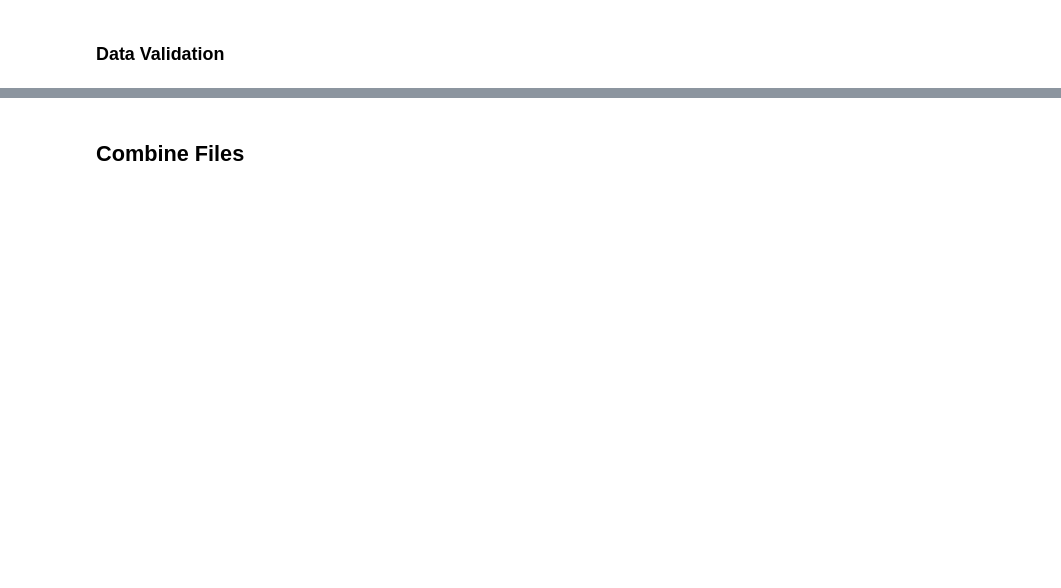
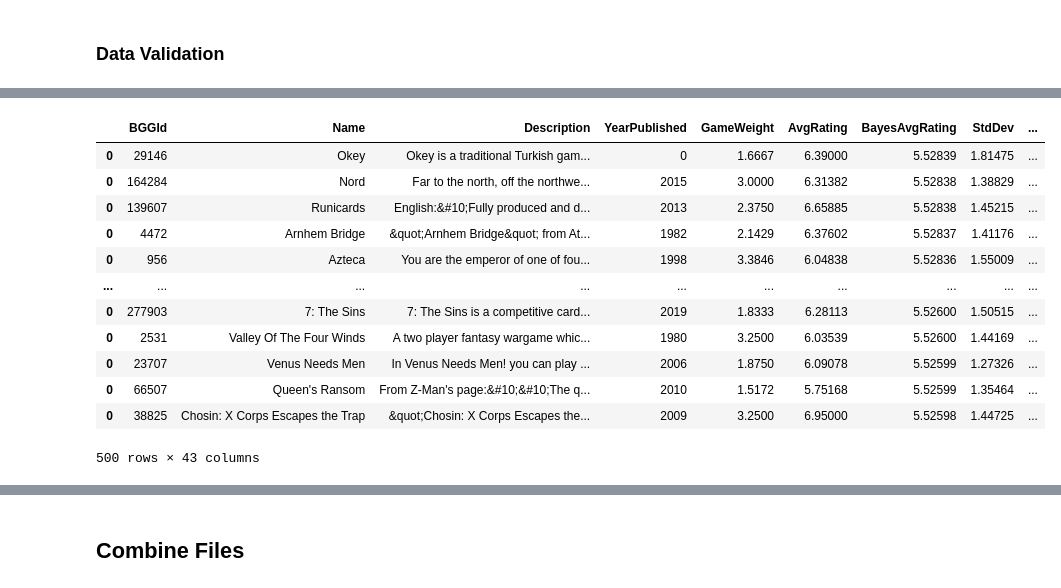
Before and after one commit to threnjen/boardgamegeek, a Jupyter notebook: BGG01_Data_Pull.ipynb, the cells around one changed output, grey strips where cells are left out. Saved outputs shown, nothing was run; the diff lists cells and outputs as text; code cells hidden in the pictures; blank space fills up the shorter version.

```diff
--- a/BGG01_Data_Pull.ipynb
+++ b/BGG01_Data_Pull.ipynb
@@ -549,3 +564,17 @@ subcategories1
 # %%
-games1
+games1.head()
+# %% [output]
+|  | BGGId | Name | Description | YearPublished | GameWeight | AvgRating | BayesAvgRating | StdDev | ... |
+| 0 | 29146 | Okey | Okey is a traditional Turkish gam... | 0 | 1.6667 | 6.39000 | 5.52839 | 1.81475 | ... |
+| 0 | 164284 | Nord | Far to the north, off the northwe... | 2015 | 3.0000 | 6.31382 | 5.52838 | 1.38829 | ... |
+| 0 | 139607 | Runicards | English:&#10;Fully produced and d... | 2013 | 2.3750 | 6.65885 | 5.52838 | 1.45215 | ... |
+| 0 | 4472 | Arnhem Bridge | &quot;Arnhem Bridge&quot; from At... | 1982 | 2.1429 | 6.37602 | 5.52837 | 1.41176 | ... |
+| 0 | 956 | Azteca | You are the emperor of one of fou... | 1998 | 3.3846 | 6.04838 | 5.52836 | 1.55009 | ... |
+| ... | ... | ... | ... | ... | ... | ... | ... | ... | ... |
+| 0 | 277903 | 7: The Sins | 7: The Sins is a competitive card... | 2019 | 1.8333 | 6.28113 | 5.52600 | 1.50515 | ... |
+| 0 | 2531 | Valley Of The Four Winds | A two player fantasy wargame whic... | 1980 | 3.2500 | 6.03539 | 5.52600 | 1.44169 | ... |
+| 0 | 23707 | Venus Needs Men | In Venus Needs Men! you can play ... | 2006 | 1.8750 | 6.09078 | 5.52599 | 1.27326 | ... |
+| 0 | 66507 | Queen's Ransom | From Z-Man's page:&#10;&#10;The q... | 2010 | 1.5172 | 5.75168 | 5.52599 | 1.35464 | ... |
+| 0 | 38825 | Chosin: X Corps Escapes the Trap | &quot;Chosin: X Corps Escapes the... | 2009 | 3.2500 | 6.95000 | 5.52598 | 1.44725 | ... |
+500 rows × 43 columns
 # %%
```
Also changed, not shown: parts of 14 cells of this notebook, 2 other files.
